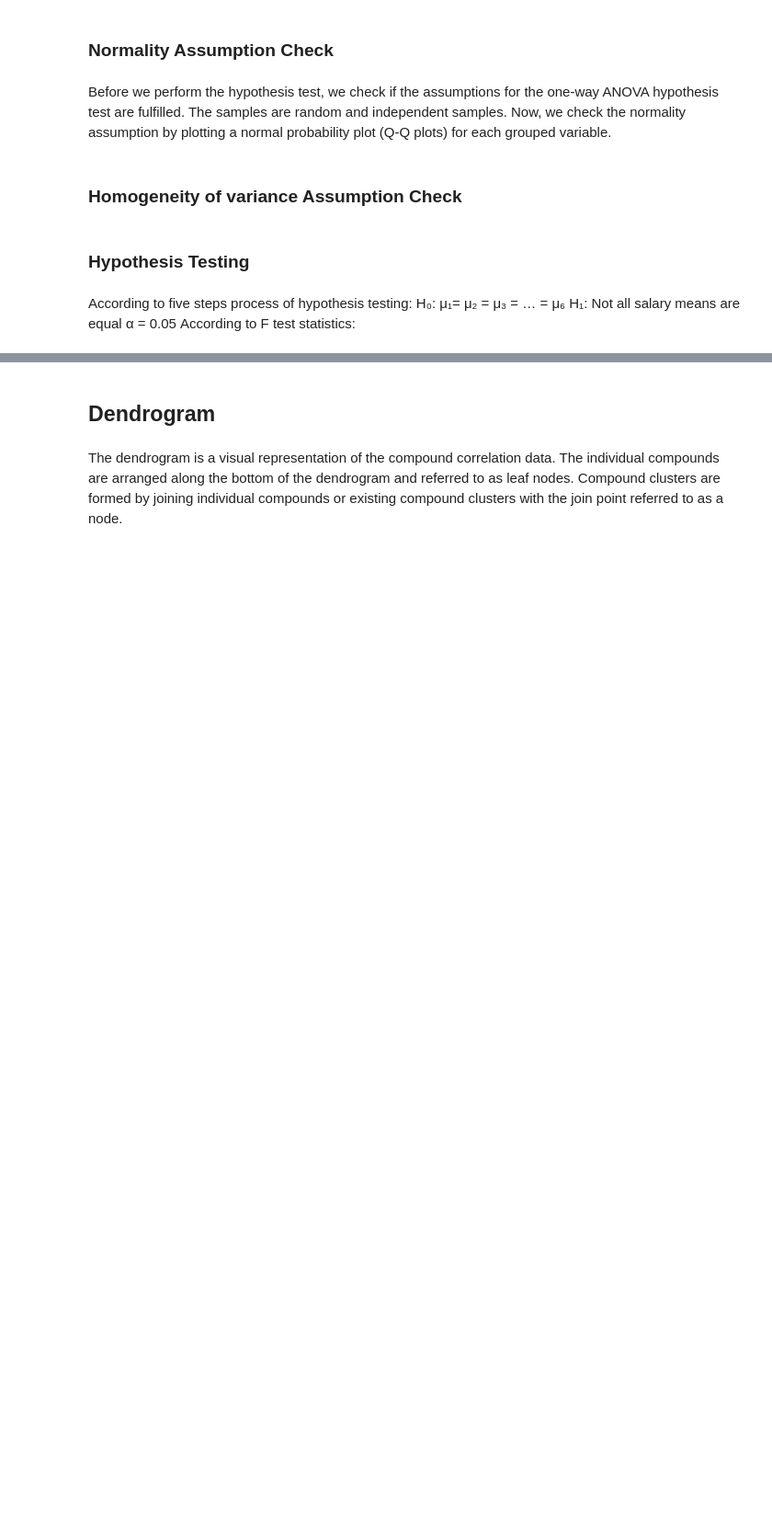
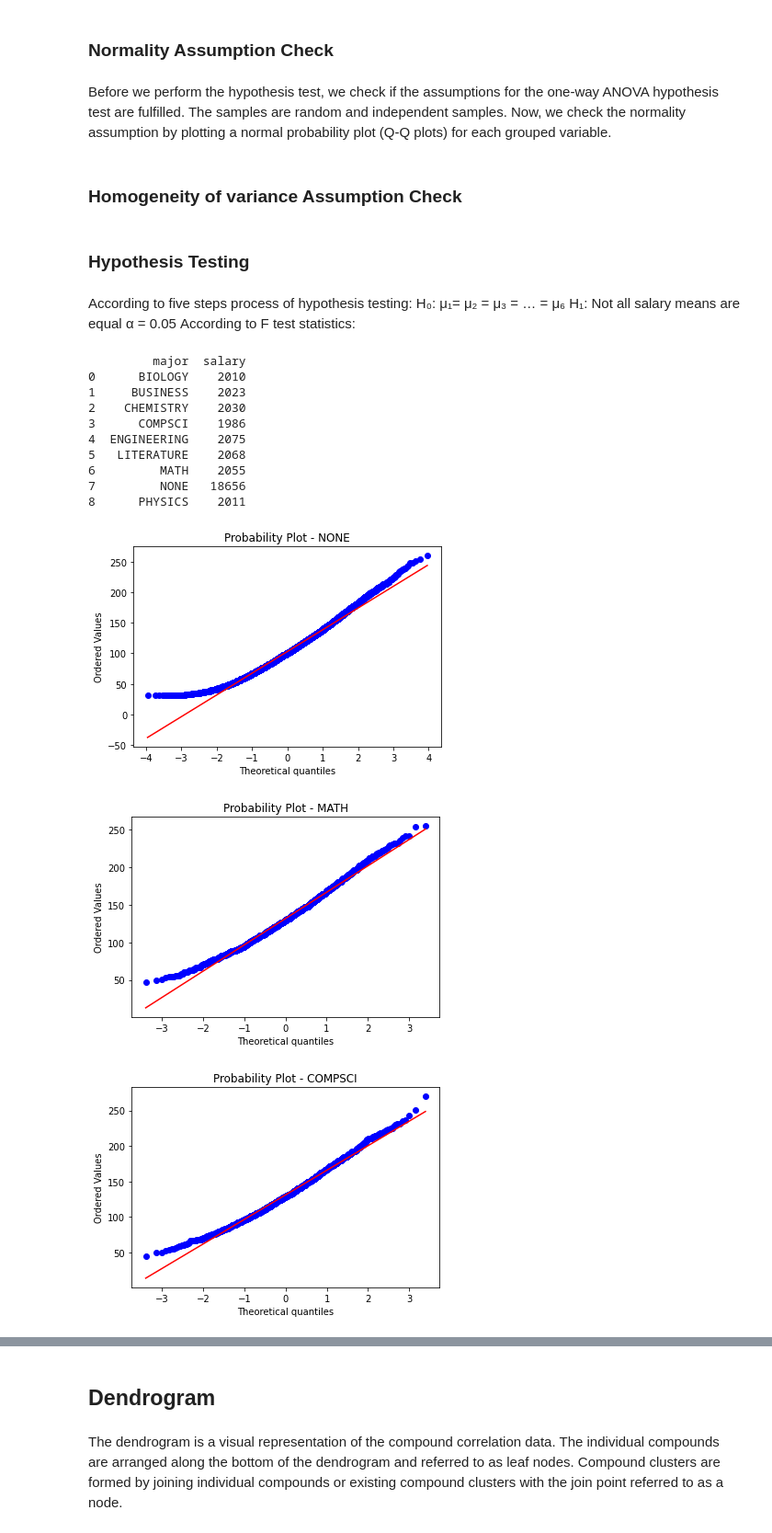
Before and after one commit to wiznikvibe/salary_regression, a Jupyter notebook: Employee_attrition_withoutcode.ipynb, the cells around one changed output, grey strips where cells are left out. Shown at 92% size. Cells and saved outputs as stored; diff of their text form; code cells hidden in the pictures; blank space fills up the shorter version.

```diff
--- a/Employee_attrition_withoutcode.ipynb
+++ b/Employee_attrition_withoutcode.ipynb
@@ -750,3 +765,6 @@ Distribution of values of Salary decreases for increase in values of milesFromMe
 # %%
 # import statsmodle library for vif
 import statsmodels.api as sm
+# %%
+num_cols = [col for col in numerical_columns if col != 'salary']
+train_data[num_cols]
@@ -753,10 +785,10 @@ import statsmodels.api as sm
 # %%
 # creating a dataframe of just numerical values
-train_for_vif =
+train_for_vif = train_data[num_cols]
 
 
 # target values
-target =
+target = train_data['salary']
 
 
 # numerical values column names
@@ -767,14 +801,15 @@ names
 # Calculating VIF for each feature.
 for i in range(0, len(names)):
   # taking one column as target variable
-  y =
+  y = train_for_vif.loc[:, train_for_vif.columns == names[i]]
   # taking all other remaining columns as fetaure variable
-  x =
+  x = train_for_vif.loc[:, train_for_vif.columns != names[i]]
   # firting the OLS model on y and x
-  model =
-  results =
+  model = sm.OLS(y,x)
+  results = model.fit()
+
   # geting the r^2 value of results.
-  rsq =
+  rsq = results.rsquared
   # calculating vif value
   vif = round(1/(1-rsq),2)
   print("R Square value of {} column is {} keeping all other columns as features".format(names[i],(round(rsq, 2))))
@@ -807,13 +848,13 @@ According to F test statistics:
 
 def perform_anova_test(x,y):
   # two variables of interest
-  train_anova =
-  groups =
+  train_anova = train_data[[x,y]]
+  groups = train_anova.groupby(x).count().reset_index()
   # groups.plot(kind='bar',x='major',y='salary')
   print(groups)
 
 
-  unique_majors =
+  unique_majors = train_anova[x].unique()
   for major in unique_majors:
       stats.probplot(train_anova[train_anova[x] == major][y], dist="norm", plot=plt)
       plt.title("Probability Plot - " +  str(major))
@@ -821,7 +862,7 @@ def perform_anova_test(x,y):
 
 
   # calculate ratio of the largest to the smallest sample standard deviation
-  ratio =
+  ratio = train_anova.groupby(x).std().max() / train_anova.groupby(x).std().min()
   print(ratio)
 
 
@@ -888,3 +929,18 @@ def perform_anova_test(x,y):
   print(conclusion)
 # %%
 # perform anova test on major and salary
+perform_anova_test('major', 'salary')
+# %% [output]
+         major  salary
+0      BIOLOGY    2010
+1     BUSINESS    2023
+2    CHEMISTRY    2030
+3      COMPSCI    1986
+4  ENGINEERING    2075
+5   LITERATURE    2068
+6         MATH    2055
+7         NONE   18656
+8      PHYSICS    2011
+[figure, added]
+[figure, added]
+[figure, added]
```
Also changed, not shown: parts of 43 cells of this notebook, 1 other file.
